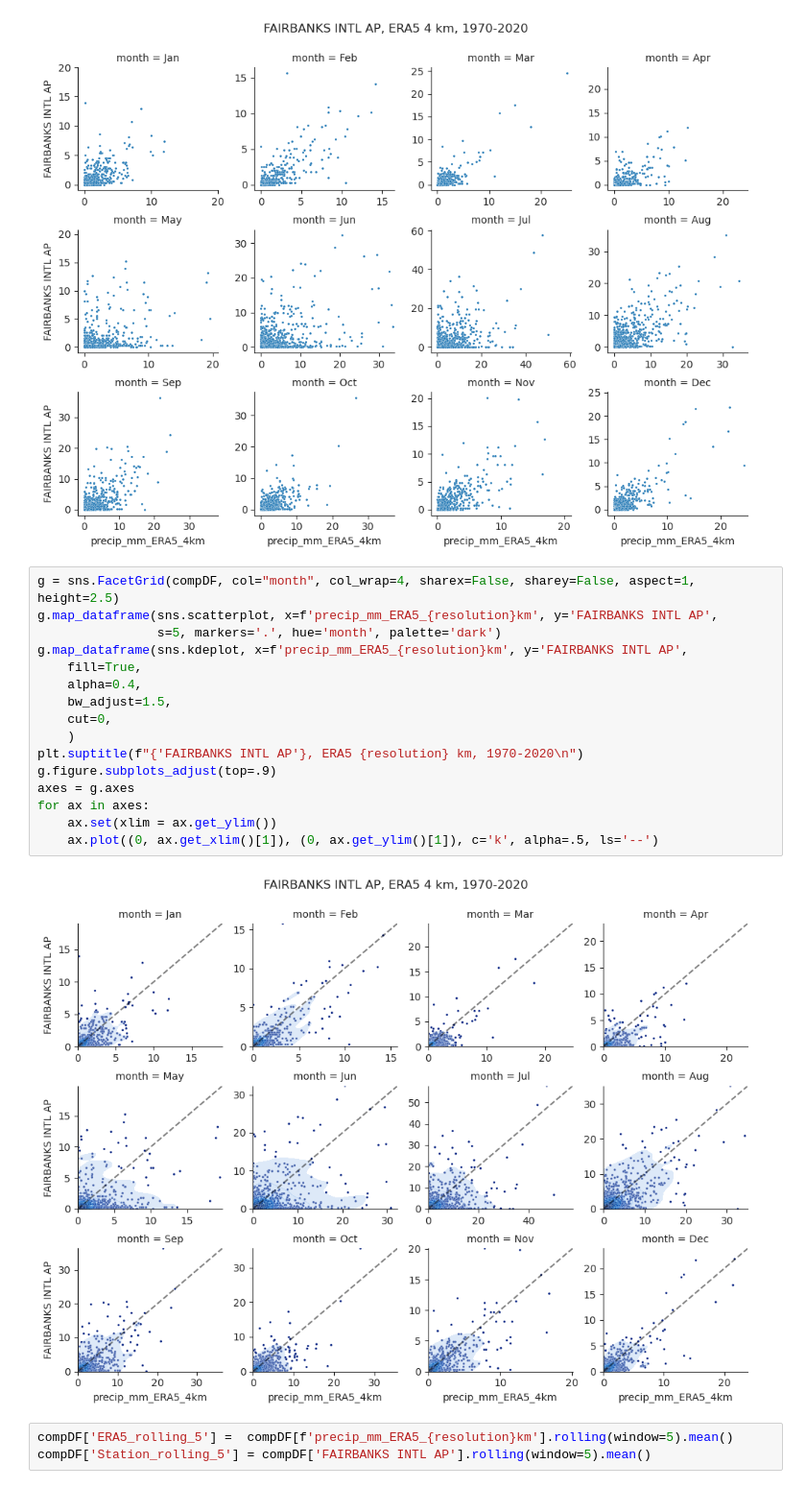
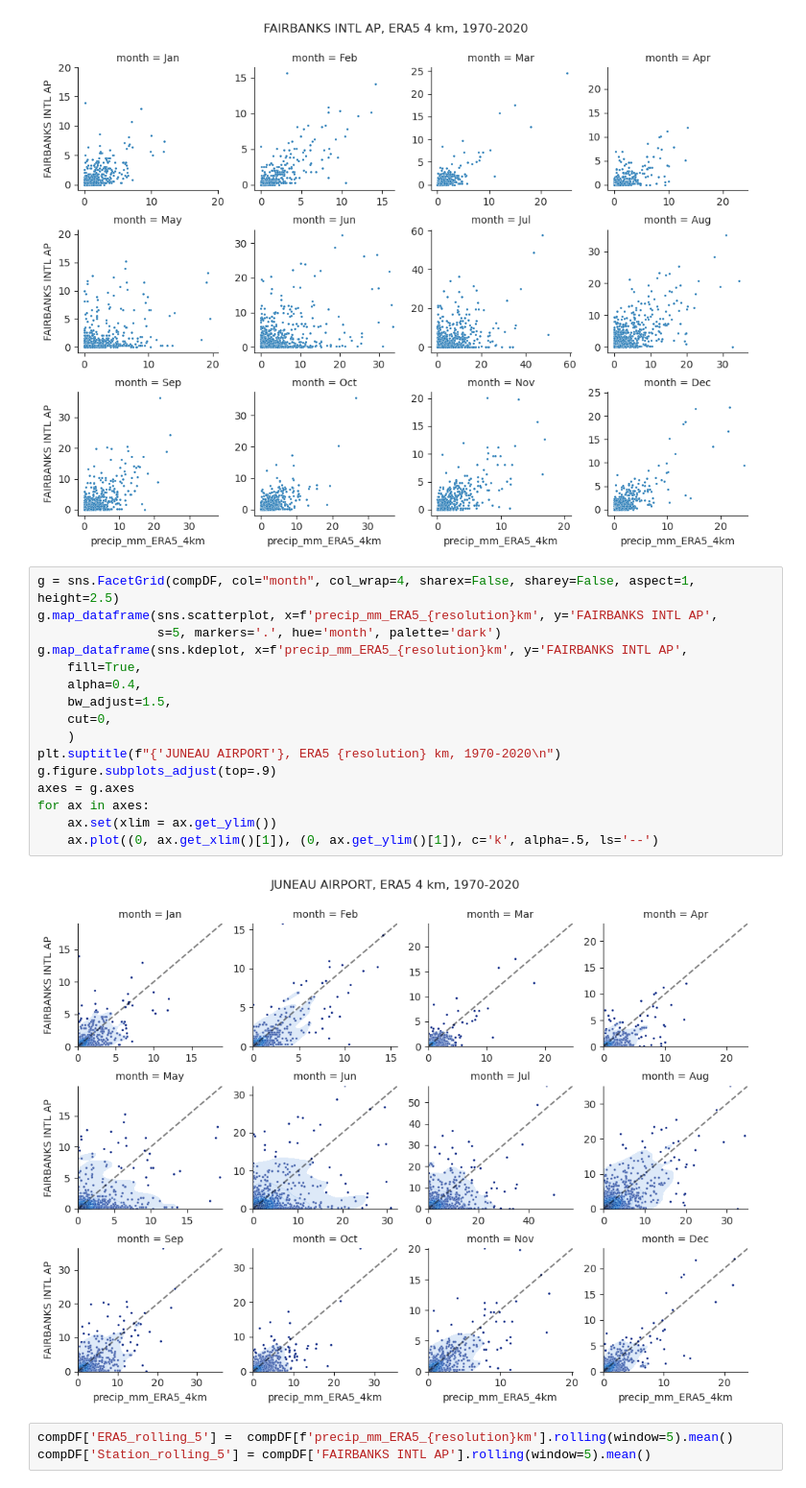
Before and after one commit to chryss/dyndowntools, a Jupyter notebook: Jupyter_Notebooks/analysis_precip_scatterplot.ipynb, the cells around one changed output. Shown at 96% size. Drawn from its saved outputs; the diff is of its cells as text.

```diff
--- a/Jupyter_Notebooks/analysis_precip_scatterplot.ipynb
+++ b/Jupyter_Notebooks/analysis_precip_scatterplot.ipynb
@@ -413,21 +413,21 @@ for ax in axes:
 # %%
 g = sns.FacetGrid(compDF, col="month", col_wrap=4, sharex=False, sharey=False, aspect=1, height=2.5)
 g.map_dataframe(sns.scatterplot, x=f'precip_mm_ERA5_{resolution}km', y='FAIRBANKS INTL AP',
                 s=5, markers='.', hue='month', palette='dark')
 g.map_dataframe(sns.kdeplot, x=f'precip_mm_ERA5_{resolution}km', y='FAIRBANKS INTL AP',
     fill=True,
     alpha=0.4,
     bw_adjust=1.5,
     cut=0,
     )
-plt.suptitle(f"{'FAIRBANKS INTL AP'}, ERA5 {resolution} km, 1970-2020\n")
+plt.suptitle(f"{'JUNEAU AIRPORT'}, ERA5 {resolution} km, 1970-2020\n")
 g.figure.subplots_adjust(top=.9)
 axes = g.axes
 for ax in axes:
     ax.set(xlim = ax.get_ylim())
     ax.plot((0, ax.get_xlim()[1]), (0, ax.get_ylim()[1]), c='k', alpha=.5, ls='--')
 # %% [output]
-[figure, old version]
+[figure, new version]
 # %%
 compDF['ERA5_rolling_5'] =  compDF[f'precip_mm_ERA5_{resolution}km'].rolling(window=5).mean()
 compDF['Station_rolling_5'] = compDF['FAIRBANKS INTL AP'].rolling(window=5).mean()
```
Also changed, not shown: parts of 2 cells of this notebook, 11 other files.
